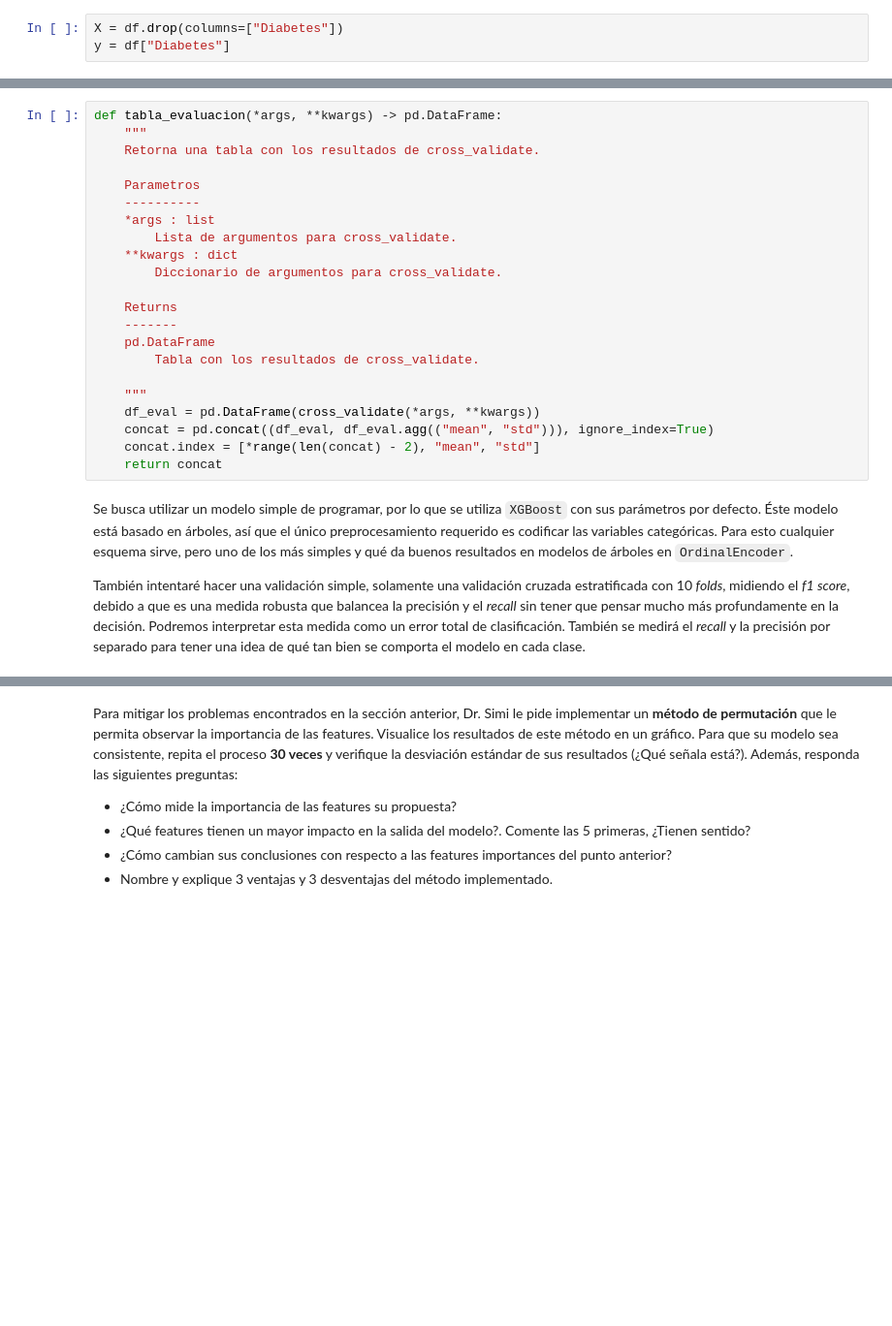
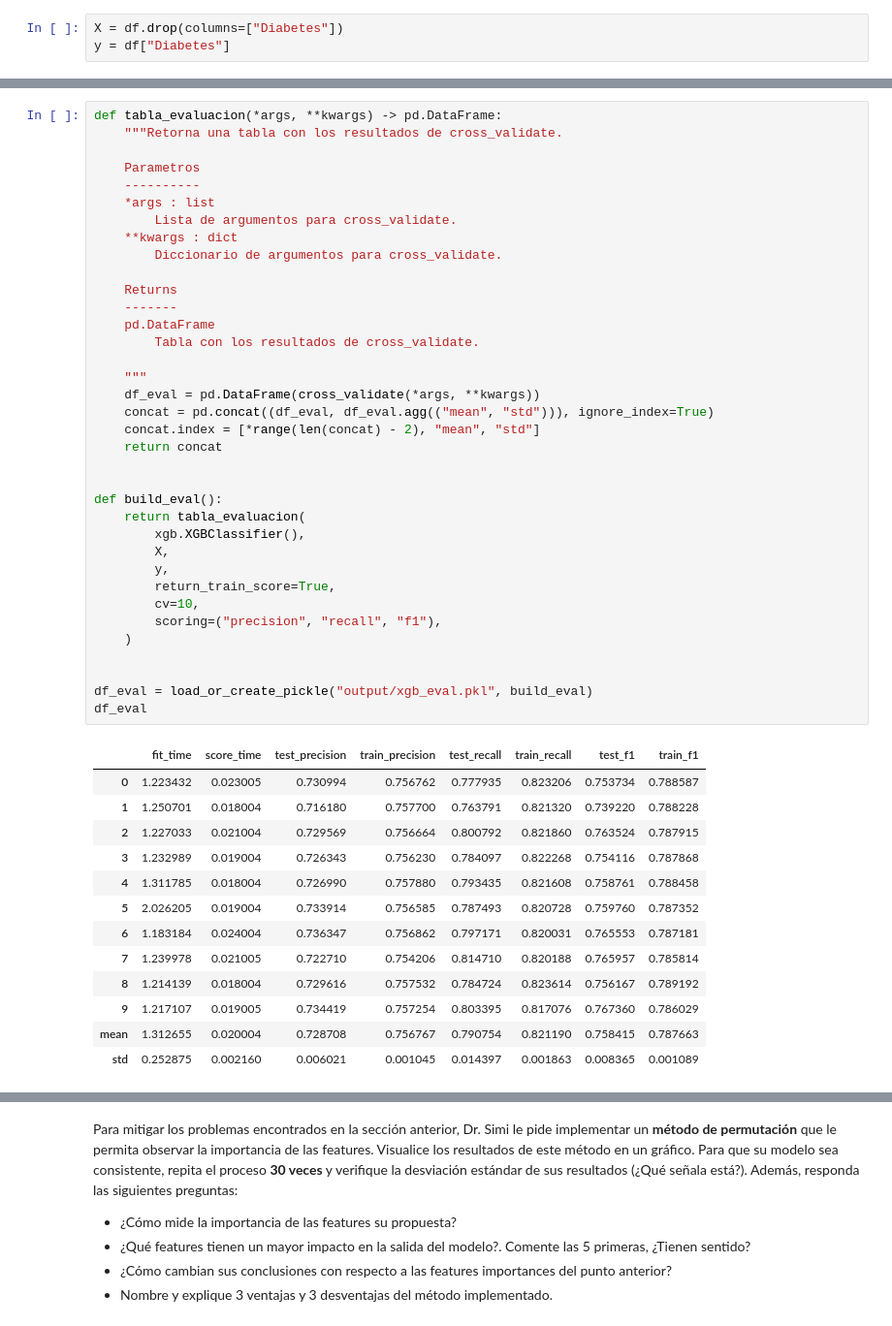
Before and after one commit to johnny-godoy/laboratorios-mds, a Jupyter notebook: 2023/lab10/laboratorio_10.ipynb, the cells around one changed output, grey strips where cells are left out. Shown at 97% size. Cells and saved outputs as stored; diff of their text form; blank space fills up the shorter version.

```diff
--- a/2023/lab10/laboratorio_10.ipynb
+++ b/2023/lab10/laboratorio_10.ipynb
@@ -89,35 +111,50 @@ y = df["Diabetes"]
 # %%
 def tabla_evaluacion(*args, **kwargs) -> pd.DataFrame:
-    """
-    Retorna una tabla con los resultados de cross_validate.
+    """Retorna una tabla con los resultados de cross_validate.
 
     Parametros
     ----------
     *args : list
         Lista de argumentos para cross_validate.
     **kwargs : dict
         Diccionario de argumentos para cross_validate.
 
     Returns
     -------
     pd.DataFrame
         Tabla con los resultados de cross_validate.
 
     """
     df_eval = pd.DataFrame(cross_validate(*args, **kwargs))
     concat = pd.concat((df_eval, df_eval.agg(("mean", "std"))), ignore_index=True)
     concat.index = [*range(len(concat) - 2), "mean", "std"]
     return concat
+
+
+def build_eval():
+    return tabla_evaluacion(
+        xgb.XGBClassifier(),
+        X,
+        y,
+        return_train_score=True,
+        cv=10,
+        scoring=("precision", "recall", "f1"),
+    )
+
+
+df_eval = load_or_create_pickle("output/xgb_eval.pkl", build_eval)
+df_eval
+# %% [output]
+|  | fit_time | score_time | test_precision | train_precision | test_recall | train_recall | test_f1 | train_f1 |
+| 0 | 1.223432 | 0.023005 | 0.730994 | 0.756762 | 0.777935 | 0.823206 | 0.753734 | 0.788587 |
+| 1 | 1.250701 | 0.018004 | 0.716180 | 0.757700 | 0.763791 | 0.821320 | 0.739220 | 0.788228 |
+| 2 | 1.227033 | 0.021004 | 0.729569 | 0.756664 | 0.800792 | 0.821860 | 0.763524 | 0.787915 |
+| 3 | 1.232989 | 0.019004 | 0.726343 | 0.756230 | 0.784097 | 0.822268 | 0.754116 | 0.787868 |
+| 4 | 1.311785 | 0.018004 | 0.726990 | 0.757880 | 0.793435 | 0.821608 | 0.758761 | 0.788458 |
+| 5 | 2.026205 | 0.019004 | 0.733914 | 0.756585 | 0.787493 | 0.820728 | 0.759760 | 0.787352 |
+| 6 | 1.183184 | 0.024004 | 0.736347 | 0.756862 | 0.797171 | 0.820031 | 0.765553 | 0.787181 |
+| 7 | 1.239978 | 0.021005 | 0.722710 | 0.754206 | 0.814710 | 0.820188 | 0.765957 | 0.785814 |
+| 8 | 1.214139 | 0.018004 | 0.729616 | 0.757532 | 0.784724 | 0.823614 | 0.756167 | 0.789192 |
+| 9 | 1.217107 | 0.019005 | 0.734419 | 0.757254 | 0.803395 | 0.817076 | 0.767360 | 0.786029 |
+| mean | 1.312655 | 0.020004 | 0.728708 | 0.756767 | 0.790754 | 0.821190 | 0.758415 | 0.787663 |
+| std | 0.252875 | 0.002160 | 0.006021 | 0.001045 | 0.014397 | 0.001863 | 0.008365 | 0.001089 |
-# %% [markdown]
-Se busca utilizar un modelo simple de programar, por lo que se utiliza `XGBoost` con
-sus parámetros por defecto. Éste modelo está basado en árboles, así que el único
-preprocesamiento requerido es codificar las variables categóricas. Para esto
-cualquier esquema sirve, pero uno de los más simples y qué da buenos resultados en
-modelos de árboles en `OrdinalEncoder`.
-
-También intentaré hacer una validación simple, solamente una validación cruzada
-estratificada con 10 _folds_, midiendo el _f1 score_, debido a que es una medida
-robusta que balancea la precisión y el _recall_ sin tener que pensar mucho más
-profundamente en la decisión. Podremos interpretar esta medida como un error total de
- clasificación. También se medirá el _recall_ y la precisión por separado para tener una
-    idea de qué tan bien se comporta el modelo en cada clase.
```
Also changed, not shown: parts of 14 cells of this notebook, 2 other files.
